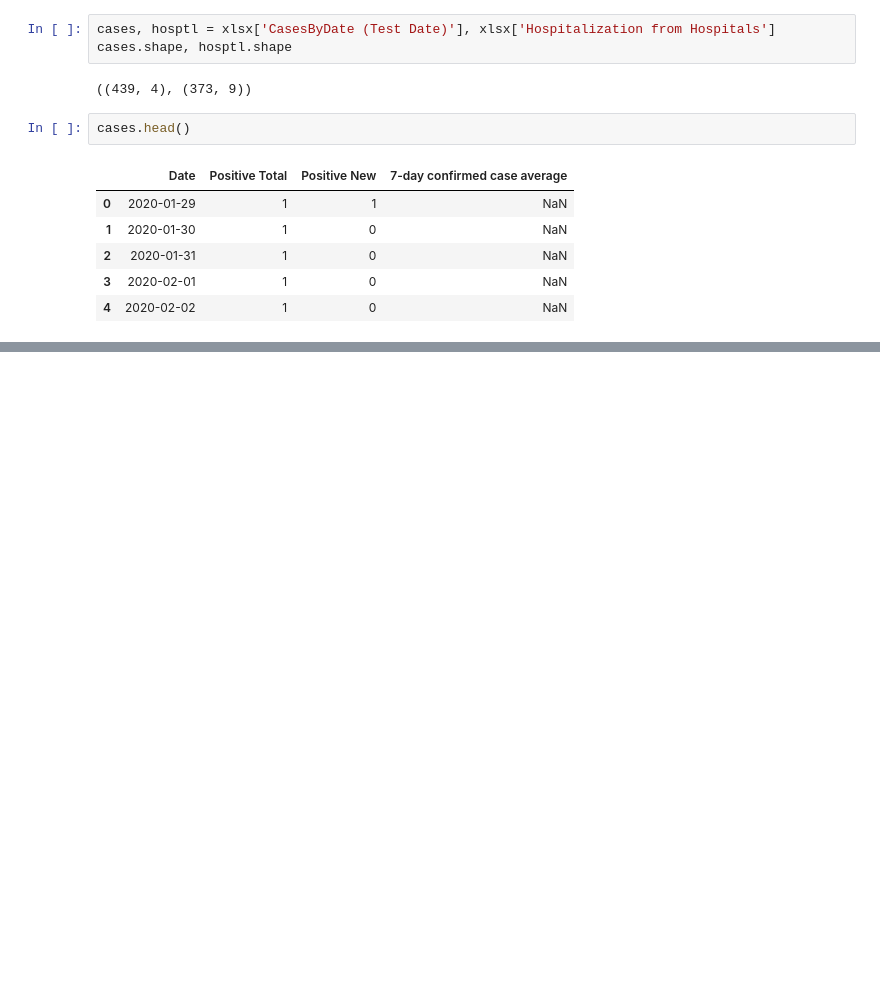
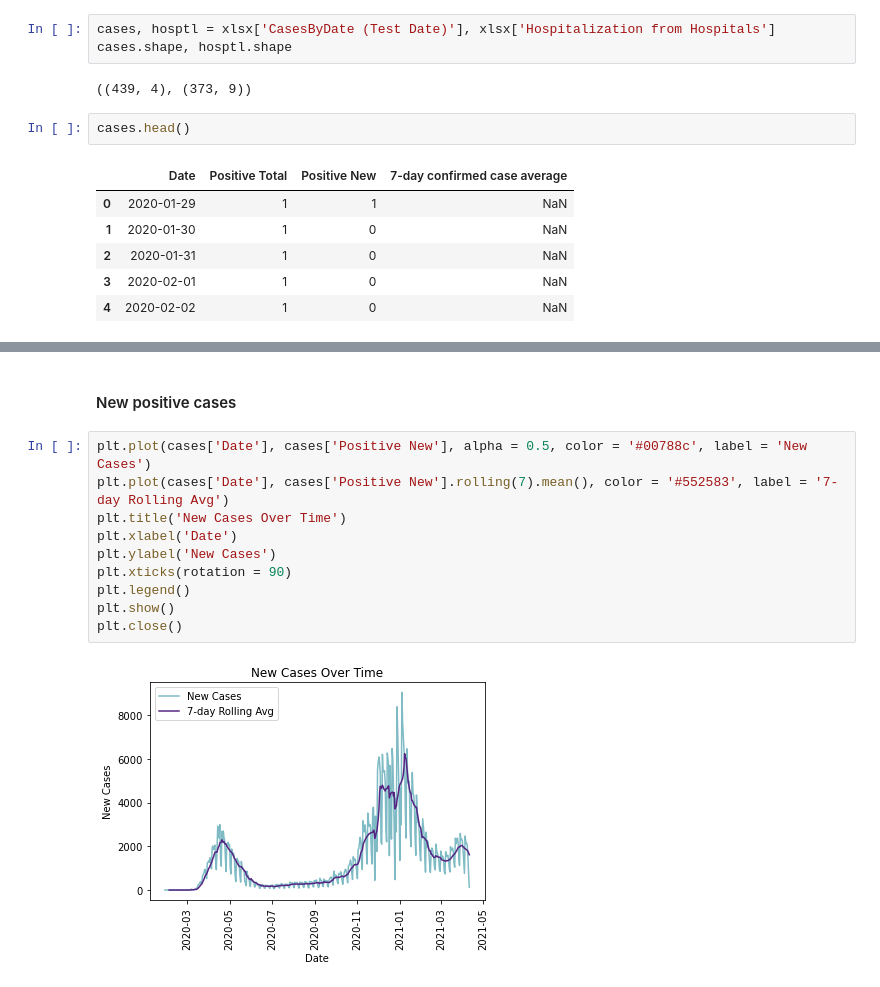
Before and after one commit to samar14641/covid-visualisations, a Jupyter notebook: pyWork.ipynb, the cells around one changed output, grey strips where cells are left out. Cells and saved outputs as stored; diff of their text form; blank space fills up the shorter version.

```diff
--- a/pyWork.ipynb
+++ b/pyWork.ipynb
@@ -31,0 +73,14 @@ hosptl.head()
+# %% [markdown]
+#### New positive cases
+# %%
+plt.plot(cases['Date'], cases['Positive New'], alpha = 0.5, color = '#00788c', label = 'New Cases')
+plt.plot(cases['Date'], cases['Positive New'].rolling(7).mean(), color = '#552583', label = '7-day Rolling Avg')
+plt.title('New Cases Over Time')
+plt.xlabel('Date')
+plt.ylabel('New Cases')
+plt.xticks(rotation = 90)
+plt.legend()
+plt.show()
+plt.close()
+# %% [output]
+[figure, added]
```
Also changed, not shown: parts of 3 cells of this notebook.
